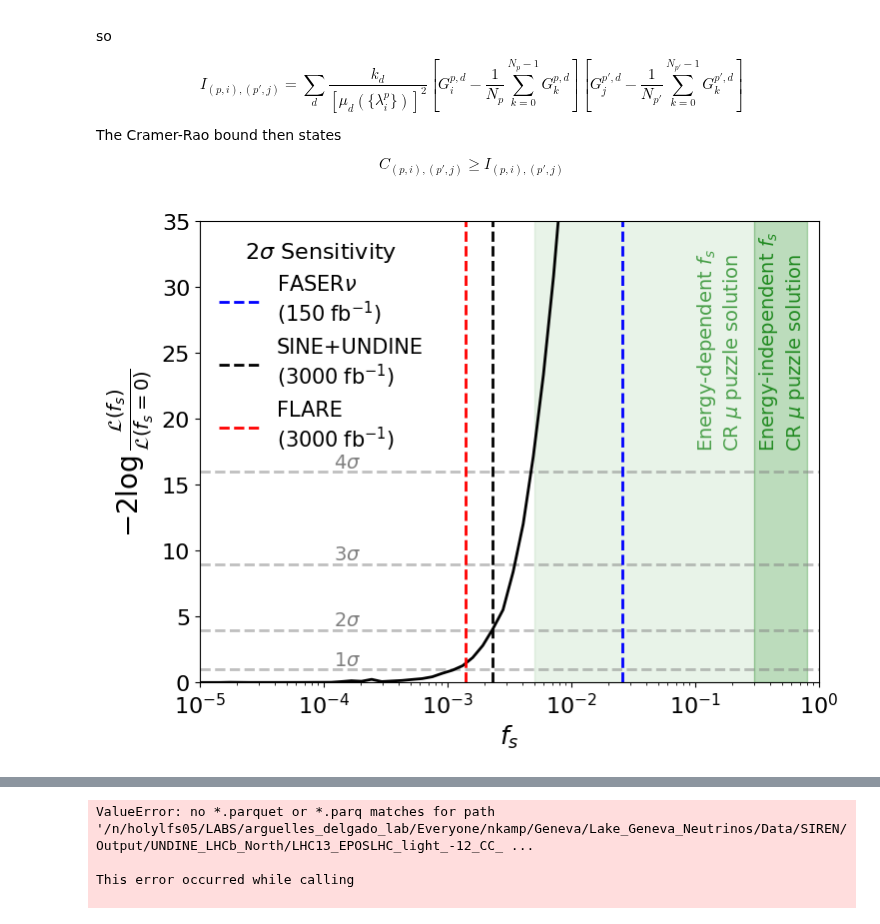
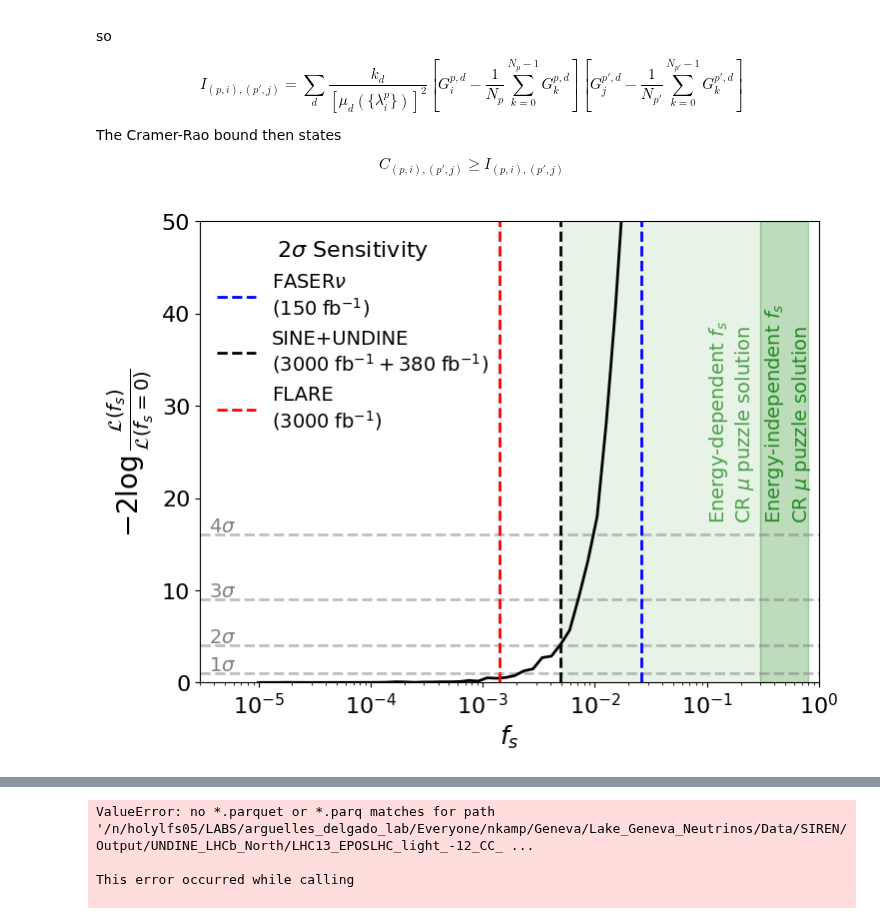
Before and after one commit to nickkamp1/Lake_Geneva_Neutrinos, a Jupyter notebook: SIREN_Analysis.ipynb, the cells around one changed output, grey strips where cells are left out. Saved outputs shown, nothing was run; the diff lists cells and outputs as text; code cells hidden in the pictures.

```diff
--- a/SIREN_Analysis.ipynb
+++ b/SIREN_Analysis.ipynb
@@ -47,11 +47,13 @@ primaries = [12,-12,
              16,-16
             ]
 datasets={"SINE_CMS_West":["CC"],
-           "UNDINE_LHCb_North":["CC","NC"]}
+          "UNDINE_LHCb_North":["CC","NC"],
+           }
 
-num_UNDINE = 5
+num_UNDINE = 10
 
 yearly_factor = 250./3000. # 250 fb^-1 per year / 3 ab^-1 total
+UNDINE_luminosity_factor = 380./3000. # LHCb luminosity v.s. CMS/ATLAS: https://arxiv.org/abs/1706.05990
 
 UNDINE_electron_ebins = np.logspace(1.1,4.1,15)
 UNDINE_muon_ebins = np.logspace(1.1,4.1,9)
@@ -431,9 +433,9 @@ pseudoexp_dir = "/n/holylfs05/LABS/arguelles_delgado_lab/Everyone/nkamp/Geneva/L
 for lg,cg in zip(light_generators,charm_generators):
     c = colors[(lg,cg)]
     SINE_Total = np.load("%s/SINE_Total_All_%s_%s.npy"%(pseudoexp_dir,lg,cg))
-    UNDINE_Total = num_UNDINE*np.load("%s/UNDINE_Total_All_%s_%s.npy"%(pseudoexp_dir,lg,cg))
-    UNDINE_muons = num_UNDINE*np.load("%s/UNDINE_muons_All_%s_%s.npy"%(pseudoexp_dir,lg,cg))
-    UNDINE_electrons = num_UNDINE*np.load("%s/UNDINE_electrons_All_%s_%s.npy"%(pseudoexp_dir,lg,cg))
+    UNDINE_Total = UNDINE_luminosity_factor*num_UNDINE*np.load("%s/UNDINE_Total_All_%s_%s.npy"%(pseudoexp_dir,lg,cg))
+    UNDINE_muons = UNDINE_luminosity_factor*num_UNDINE*np.load("%s/UNDINE_muons_All_%s_%s.npy"%(pseudoexp_dir,lg,cg))
+    UNDINE_electrons = UNDINE_luminosity_factor*num_UNDINE*np.load("%s/UNDINE_electrons_All_%s_%s.npy"%(pseudoexp_dir,lg,cg))
     SINE_Total_realizations = np.random.poisson(lam=exposure_factor*SINE_Total)
     UNDINE_Total_realizations = np.random.poisson(lam=exposure_factor*UNDINE_Total)
     UNDINE_muons_realizations = np.random.poisson(lam=exposure_factor*UNDINE_muons)
@@ -1089,50 +1092,50 @@ f_s_range = np.logspace(-5,-1,50)
 llh_null = profile_llh(0)
 TS_range = [-2*(-profile_llh(f_s) + llh_null) for f_s in f_s_range]
 # %%
-xmin=f_s_range[0]
+xmin=3e-6#f_s_range[0]
 xmax = 1
 TS_range = np.array(TS_range)
 
-plt.ylim(0,35)
+plt.ylim(0,50)
 for sigma in [1,2,3,4]:
     val = chi2.isf(2*norm.sf(sigma),1)
     plt.plot([xmin,xmax],[val,val],color="grey",ls="--",alpha=0.5)
-    plt.text(1.2e-4,val+0.3,r"$%d\sigma$"%sigma,fontsize=14,color="grey")
+    plt.text(1.2*xmin,val+0.3,r"$%d\sigma$"%sigma,fontsize=14,color="grey")
 
 # plot other constraints
 
 # preferred region from cosmic muon puzzle
 plt.gca().axvspan(0.3,0.8,color="forestgreen",alpha=0.3)
 plt.text(0.32,18,r"Energy-independent $f_s$"+"\n"+r"CR $\mu$ puzzle solution",rotation=90,fontsize=14,color="forestgreen")
 plt.gca().axvspan(0.005,0.3,color="forestgreen",alpha=0.1)
 plt.text(0.1,18,r"Energy-dependent $f_s$"+"\n"+r"CR $\mu$ puzzle solution",rotation=90,fontsize=14,color="forestgreen",alpha=0.8)
 
 # FASERnu constraint (2 sigma)
 plt.gca().axvline(0.013*2,color="blue",ls="--",label=r"FASER$\nu$"+"\n"+r"($150\;{\rm fb}^{-1}$)")
 
 # our constraint (2 sigma)
-TS_interp = interp1d(f_s_range[TS_range<25],TS_range[TS_range<25],fill_value="extrapolate")
+TS_interp = interp1d(f_s_range[TS_range<100],TS_range[TS_range<100],fill_value="extrapolate")
 f_s_range_interp = np.logspace(np.log10(f_s_range[0]),np.log10(f_s_range[-1]),50)
 TS_range_interp = TS_interp(f_s_range_interp)
 plt.plot(f_s_range,TS_interp(f_s_range),color="black")
 critical_val_2sigma = chi2.isf(2*norm.sf(2),1) # 2 sigma value
 f_s_2sigma = f_s_range_interp[np.argmin(np.abs(TS_range_interp-critical_val_2sigma))]
-plt.gca().axvline(f_s_2sigma,color="black",ls="--",label="SINE+UNDINE\n"+r"($%d\;{\rm fb}^{-1})$"%(3000*exposure_factor))
+plt.gca().axvline(f_s_2sigma,color="black",ls="--",label="SINE+UNDINE\n"+r"($%d\;{\rm fb}^{-1}+%d\;{\rm fb}^{-1}$)"%(3000*exposure_factor,3000*exposure_factor*UNDINE_luminosity_factor))
 
 
 # FLARE constraint (2 sigma)
 plt.gca().axvline(0.0014,color="red",ls="--",label=r"FLARE"+"\n"+r"($3000\;{\rm fb}^{-1}$)")
 
 
 plt.ylabel(r"$-2\log \frac{\mathcal{L}(f_s)}{ \mathcal{L}(f_s=0)}$",fontsize=20)
 plt.xlabel(r"$f_s$")
 plt.semilogx()
-plt.legend(title=r"$2\sigma$ Sensitivity",title_fontsize=16,fontsize=15)
+plt.legend(title=r"$2\sigma$ Sensitivity",title_fontsize=16,fontsize=14)
 plt.xlim(xmin,xmax)
 plt.savefig("Figures/SIREN/StrangenessEnhancement_sensitivity.pdf",dpi=100)
 plt.show()
 # %% [output]
-[figure, old version]
+[figure, new version]
 # %%
 
 
```
Also changed, not shown: parts of 10 cells of this notebook, 10 other files.
